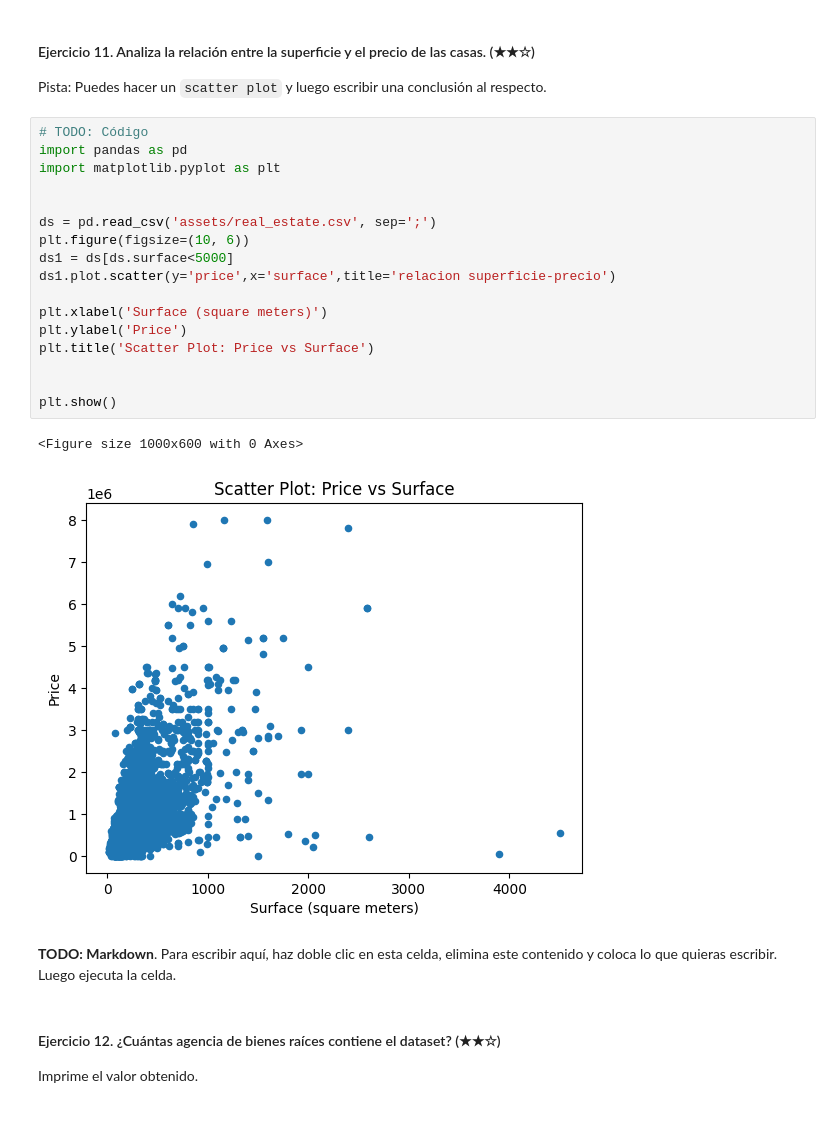
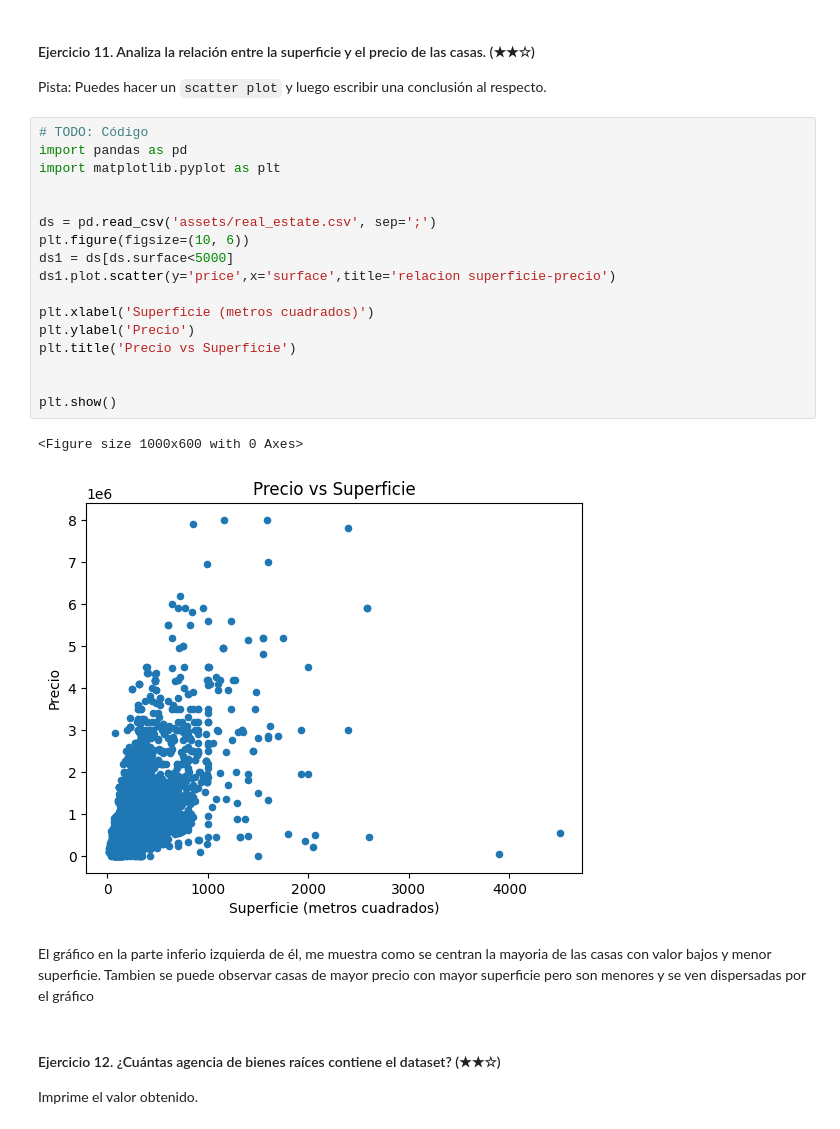
Before and after one commit to 4GeeksAcademy/ssebas_loprealestate-datacleanup-exercise, a Jupyter notebook: project.es.ipynb, the cells around one changed output. Drawn from its saved outputs; the diff is of its cells as text.

```diff
--- a/project.es.ipynb
+++ b/project.es.ipynb
@@ -192,25 +192,25 @@ Pista: Puedes hacer un `scatter plot` y luego escribir una conclusión al respec
 # %%
 # TODO: Código
 import pandas as pd
 import matplotlib.pyplot as plt
 
 
 ds = pd.read_csv('assets/real_estate.csv', sep=';')
 plt.figure(figsize=(10, 6))
 ds1 = ds[ds.surface<5000]
 ds1.plot.scatter(y='price',x='surface',title='relacion superficie-precio')
 
-plt.xlabel('Surface (square meters)')
-plt.ylabel('Price')
-plt.title('Scatter Plot: Price vs Surface')
+plt.xlabel('Superficie (metros cuadrados)')
+plt.ylabel('Precio')
+plt.title('Precio vs Superficie')
 
 
 plt.show()
 # %% [output]
 <Figure size 1000x600 with 0 Axes>
-[figure, old version]
+[figure, new version]
 # %% [markdown]
-**TODO: Markdown**. Para escribir aquí, haz doble clic en esta celda, elimina este contenido y coloca lo que quieras escribir. Luego ejecuta la celda.
+El gráfico en la parte inferio izquierda de él, me muestra como se centran la mayoria  de las casas con valor  bajos y menor superficie. Tambien se puede observar casas de mayor precio con mayor superficie pero son menores y se ven dispersadas por el gráfico
 # %% [markdown]
 #### Ejercicio 12. ¿Cuántas agencia de bienes raíces contiene el dataset? (★★☆)
 
```
Also changed, not shown: parts of 12 cells of this notebook.
